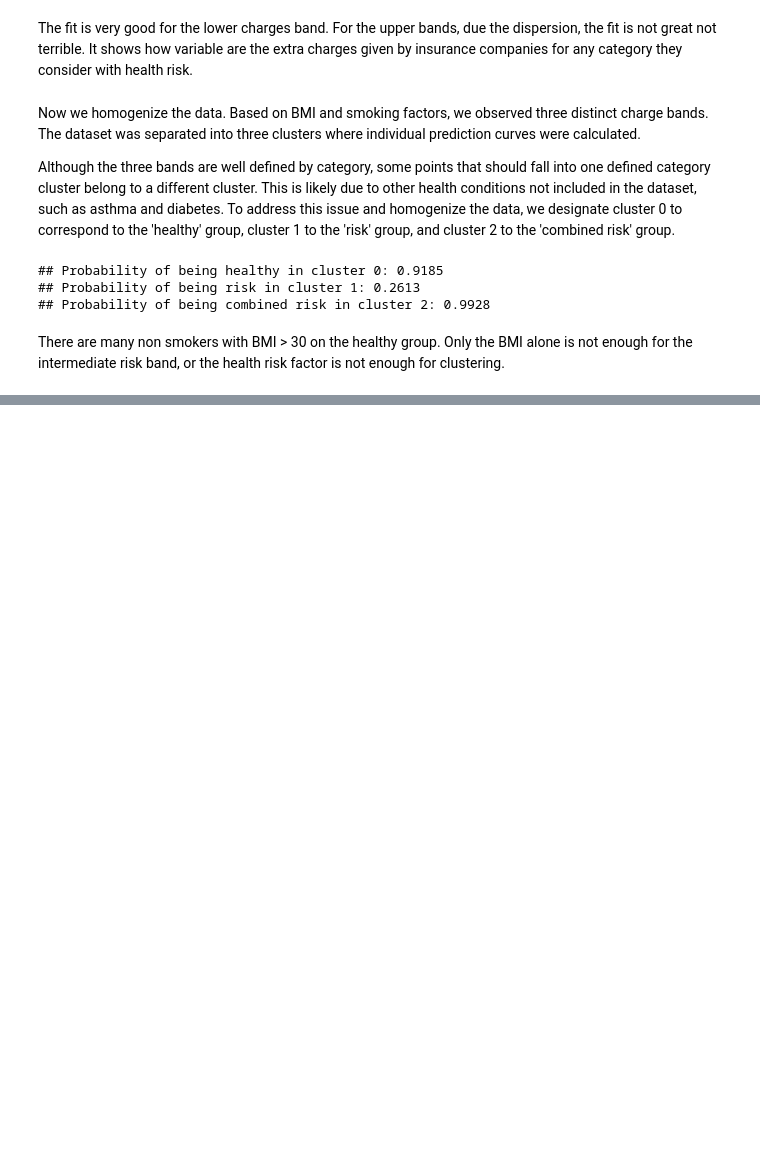
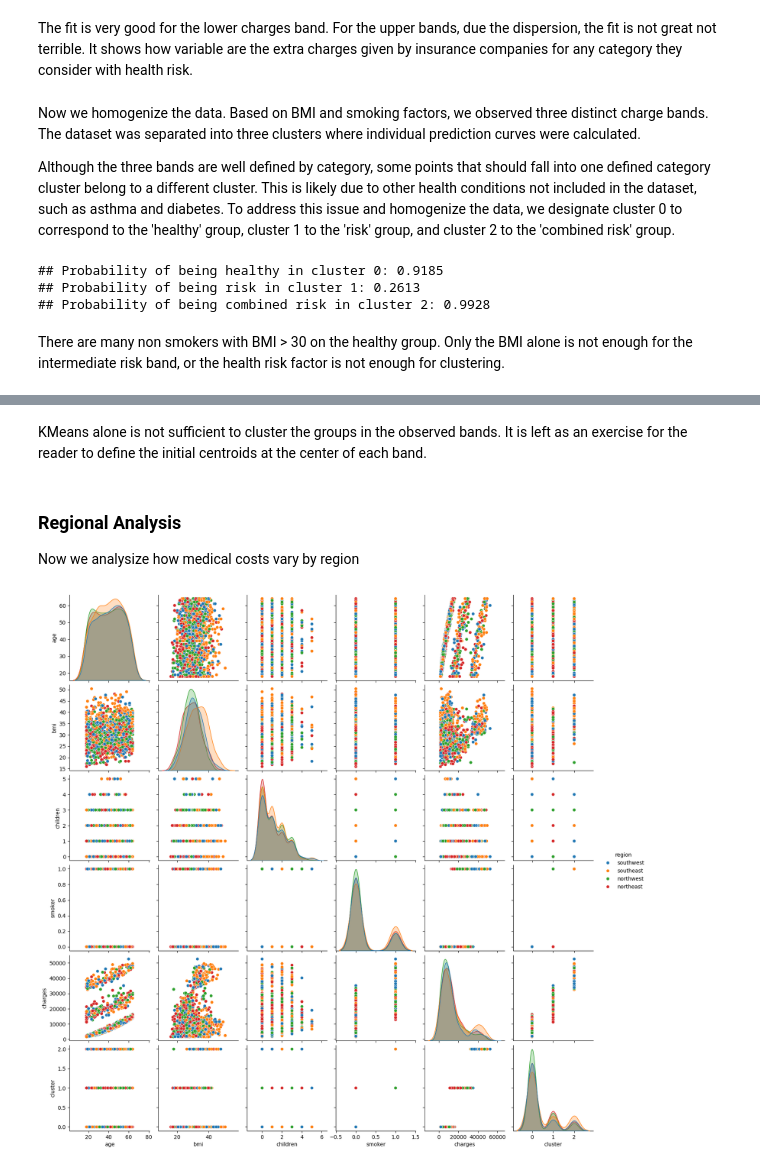
Before and after one commit to Somerillo/Hackathon2, a Jupyter notebook: hackaton2.ipynb, the cells around one changed output, grey strips where cells are left out. Drawn from its saved outputs; the diff is of its cells as text; code cells hidden in the pictures; blank space fills up the shorter version.

```diff
--- a/hackaton2.ipynb
+++ b/hackaton2.ipynb
@@ -728,0 +852,13 @@ There are many non smokers with BMI > 30 on the healthy group. Only the BMI alon
+# %% [markdown]
+KMeans alone is not sufficient to cluster the groups in the observed bands. It is left as an exercise for the reader to define the initial centroids at the center of each band.
+# %% [markdown]
+### Regional Analysis
+
+Now we analysize how medical costs vary by region
+# %%
+cols_to_plot = ['age', 'sex', 'bmi', 'children', 'smoker', 'region', 'charges', 'cluster']
+
+sns.pairplot(df_inliers[cols_to_plot], hue='region')
+plt.show()
+# %% [output]
+[figure, added]
```
Also changed, not shown: parts of 21 cells of this notebook, 2 other files.
